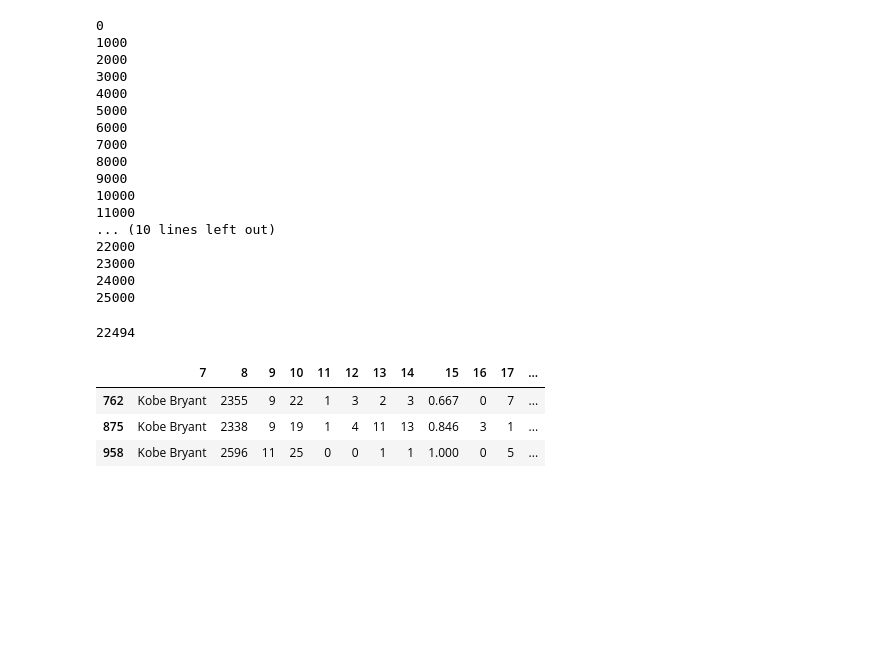
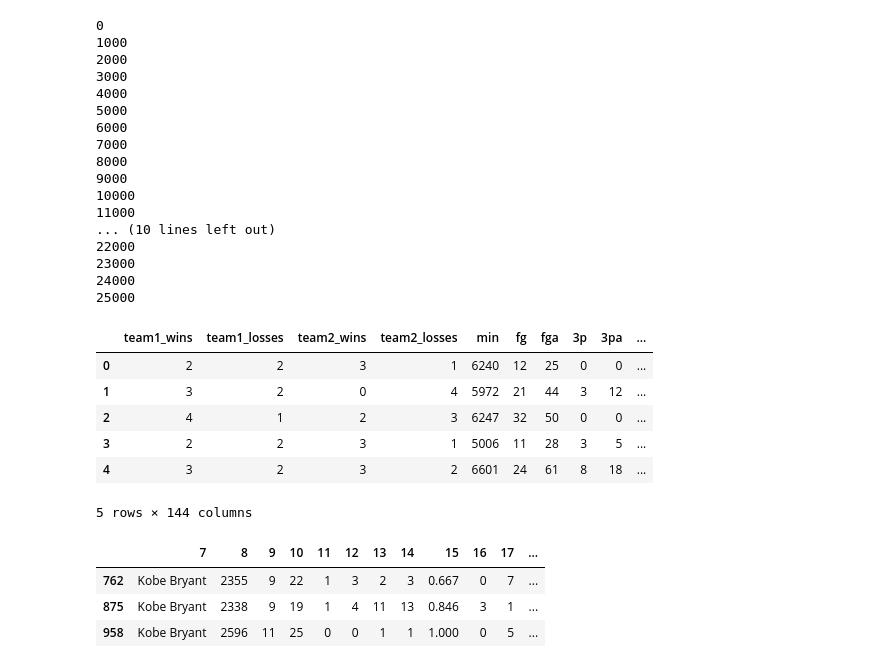
Before and after one commit to Silver-Scripters/scraper, a Jupyter notebook: ETL.ipynb, the cells around one changed output. Saved outputs shown, nothing was run; the diff lists cells and outputs as text; code cells hidden in the pictures; blank space fills up the shorter version.

```diff
--- a/ETL.ipynb
+++ b/ETL.ipynb
@@ -218,9 +218,15 @@ for i in range(len(games)):
 25000
 # %%
 df = pd.DataFrame(rows, columns=col_names)
-len(df)
+df.head()
 # %% [output]
+|  | team1_wins | team1_losses | team2_wins | team2_losses | min | fg | fga | 3p | 3pa | ... |
+| 0 | 2 | 2 | 3 | 1 | 6240 | 12 | 25 | 0 | 0 | ... |
+| 1 | 3 | 2 | 0 | 4 | 5972 | 21 | 44 | 3 | 12 | ... |
+| 2 | 4 | 1 | 2 | 3 | 6247 | 32 | 50 | 0 | 0 | ... |
+| 3 | 2 | 2 | 3 | 1 | 5006 | 11 | 28 | 3 | 5 | ... |
+| 4 | 3 | 2 | 3 | 2 | 6601 | 24 | 61 | 8 | 18 | ... |
-22494
+5 rows × 144 columns
 # %%
 df.to_csv('final.csv', index=False)
 # %%
```
Also changed, not shown: 2 other files.
